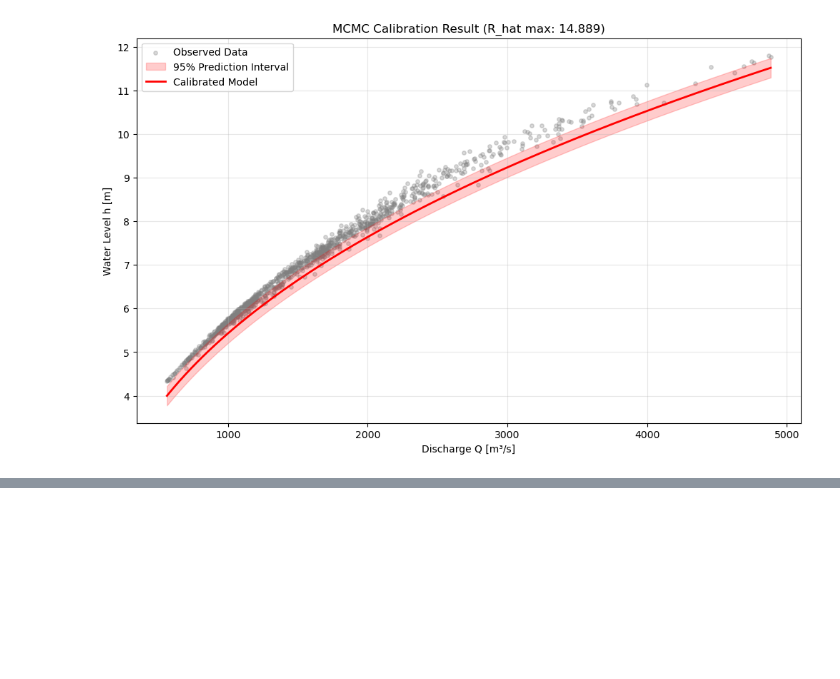
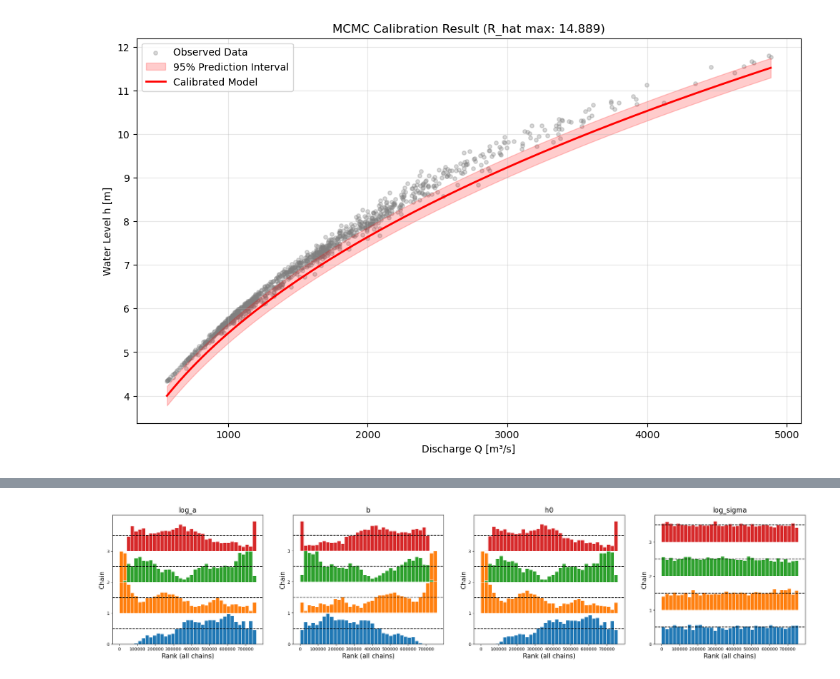
Before and after one commit to Loe-SS/MORE, a Jupyter notebook: discharge_data_analysis.ipynb, the cells around one changed output, grey strips where cells are left out. Drawn from its saved outputs; the diff is of its cells as text; code cells hidden in the pictures; blank space fills up the shorter version.

```diff
--- a/discharge_data_analysis.ipynb
+++ b/discharge_data_analysis.ipynb
@@ -1672,0 +1592,7 @@ DatetimeIndex(['2022-01-01', '2022-01-02', '2022-01-03', '2022-01-04',
+# %%
+h_data = h_combined
+Q_data = Q_combined
+# %%
+def stage_discharge_model(Q, a, b, h0):
+    term = np.maximum(Q / a, 0.0)
+    return h0 + np.power(term, 1.0 / b)
@@ -1672,0 +1634,23 @@ DatetimeIndex(['2022-01-01', '2022-01-02', '2022-01-03', '2022-01-04',
+# %%
+def run_mcmc_chain(chain_id, n_iterations, initial_theta, step_sizes, Q_data, h_data):
+    chain = np.zeros((n_iterations, 4))
+    chain[0] = initial_theta
+
+    cov_prop = np.diag(step_sizes**2)
+    current_log_post = log_posterior(initial_theta, Q_data, h_data)
+
+    print(f"Chain {chain_id} start: {np.round(initial_theta, 3)}")
+
+    for i in range(1, n_iterations):
+        proposal = chain[i-1] + stats.multivariate_normal.rvs(mean=np.zeros(4), cov=cov_prop)
+        prop_log_post = log_posterior(proposal, Q_data, h_data)
+
+        log_alpha = prop_log_post - current_log_post
+        if np.log(np.random.rand()) < log_alpha:
+            chain[i] = proposal
+            current_log_post = prop_log_post
+        else:
+            chain[i] = chain[i-1]
+
+    print(f"Chain {chain_id} done")
+    return chain
@@ -1672,0 +1793,5 @@ DatetimeIndex(['2022-01-01', '2022-01-02', '2022-01-03', '2022-01-04',
+# %%
+az.plot_rank(inference_data)
+plt.show()
+# %% [output]
+[figure, added]
```
Also changed, not shown: parts of 5 cells of this notebook.
